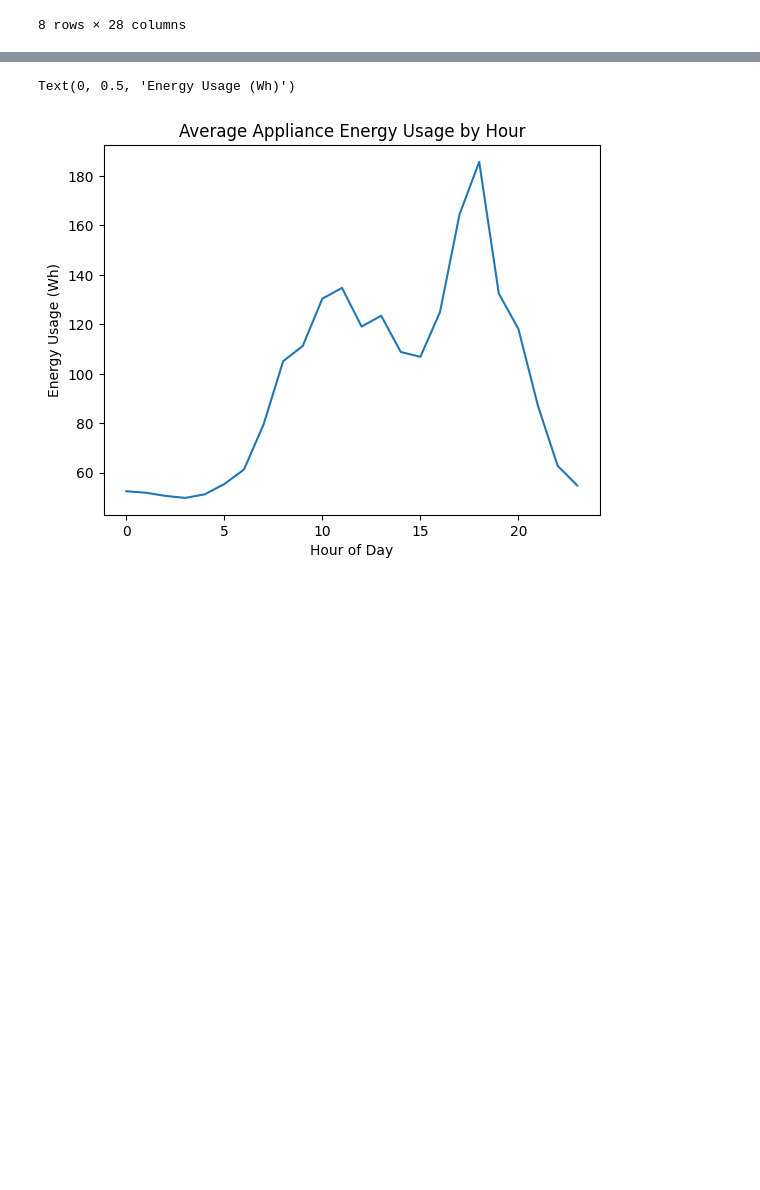
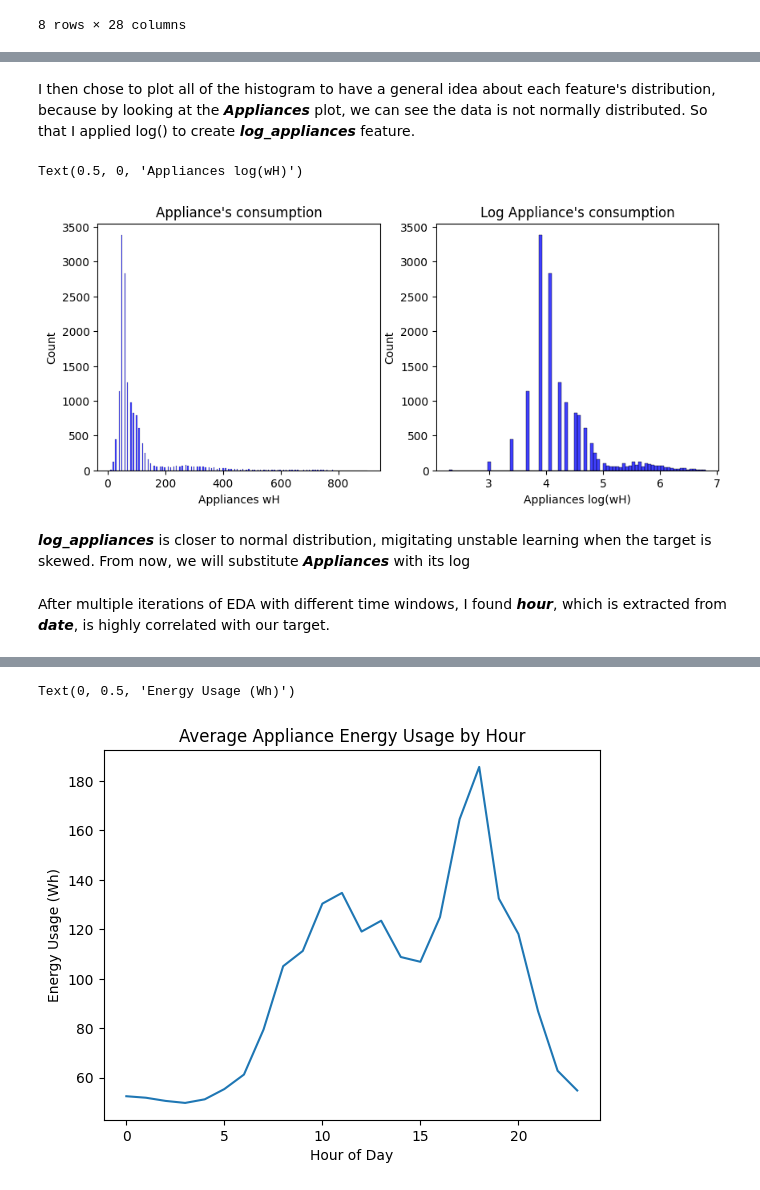
Before and after one commit to jamesphm04/mbd, a Jupyter notebook: MBD_2025_Tri1_assignment1_a1906313_ky_cuong_pham.ipynb, the cells around one changed output, grey strips where cells are left out. Cells and saved outputs as stored; diff of their text form; code cells hidden in the pictures; blank space fills up the shorter version.

```diff
--- a/MBD_2025_Tri1_assignment1_a1906313_kycuongpham_version04.ipynb
+++ b/MBD_2025_Tri1_assignment1_a1906313_ky_cuong_pham.ipynb
@@ -216,0 +193,20 @@ df.head()
+# %% [markdown]
+I then chose to plot all of the histogram to have a general idea about each feature's distribution, because by looking at the ***Appliances*** plot, we can see the data is not normally distributed. So that I applied log() to create ***log_appliances*** feature.
+# %%
+f, axes = plt.subplots(1, 2, figsize=(10, 4))
+
+sns.histplot(df['Appliances'], element='bars', color='blue', edgecolor='black', ax=axes[0])
+axes[0].set_title("Appliance's consumption")
+axes[0].set_xlabel('Appliances wH')
+
+df['log_appliances'] = np.log(df['Appliances'])
+sns.histplot(df['log_appliances'], element='bars', color='blue', edgecolor='black', ax=axes[1])
+axes[1].set_title("Log Appliance's consumption")
+axes[1].set_xlabel('Appliances log(wH)')
+# %% [output]
+Text(0.5, 0, 'Appliances log(wH)')
+[figure, added]
+# %% [markdown]
+***log_appliances*** is closer to normal distribution, migitating unstable learning when the target is skewed. From now, we will substitute ***Appliances*** with its log
+# %% [markdown]
+After multiple iterations of EDA with different time windows, I found ***hour***, which is extracted from ***date***, is highly correlated with our target.
```
Also changed, not shown: parts of 102 cells of this notebook, 5 other files.
